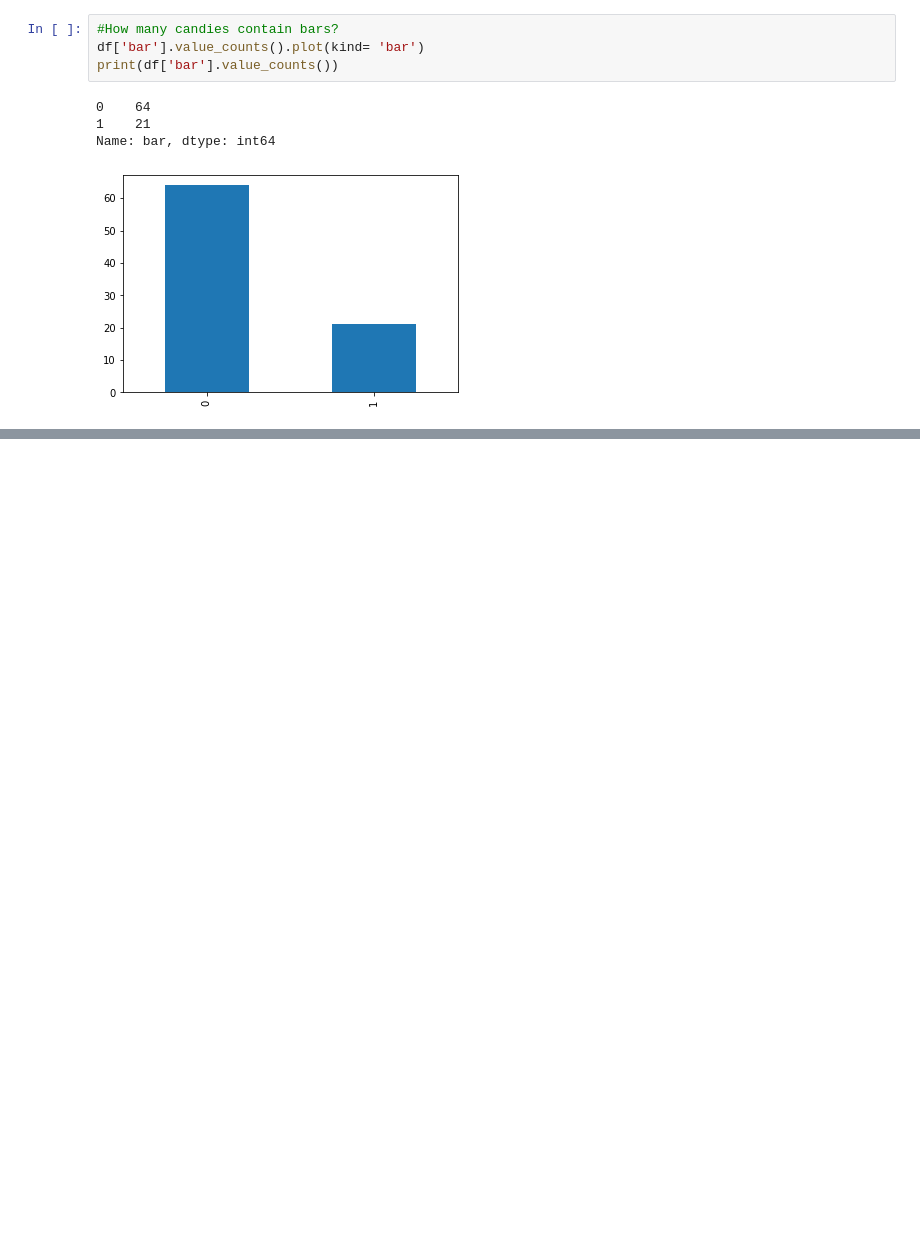
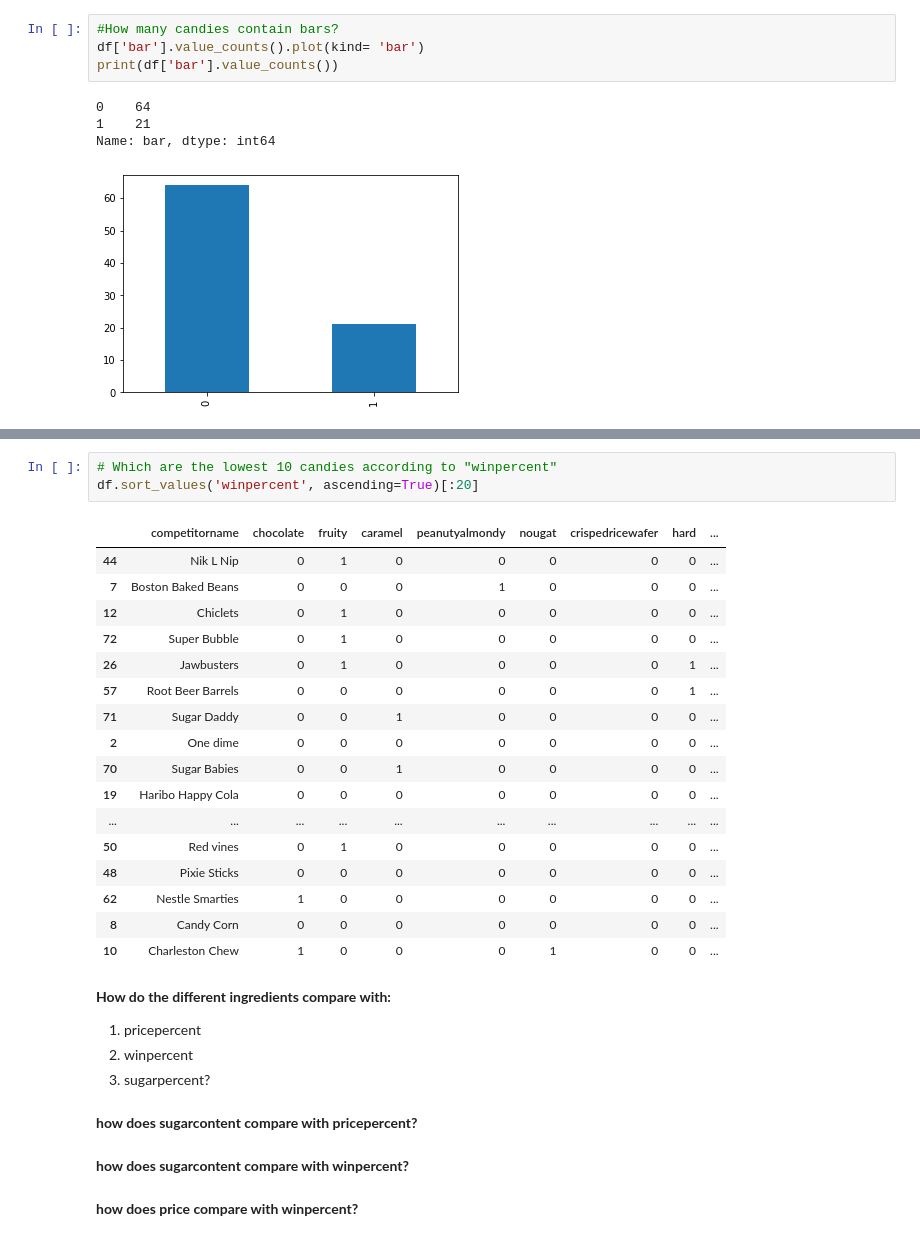
Before and after one commit to ved164/candy-power-ranking, a Jupyter notebook: eda.ipynb, the cells around one changed output, grey strips where cells are left out. Drawn from its saved outputs; the diff is of its cells as text; blank space fills up the shorter version.

```diff
--- a/eda.ipynb
+++ b/eda.ipynb
@@ -150,0 +234,32 @@ plt.scatter(x = 'pricepercent', y ='winpercent', data= df, )
+# %%
+# Which are the lowest 10 candies according to "winpercent"
+df.sort_values('winpercent', ascending=True)[:20]
+# %% [output]
+|  | competitorname | chocolate | fruity | caramel | peanutyalmondy | nougat | crispedricewafer | hard | ... |
+| 44 | Nik L Nip | 0 | 1 | 0 | 0 | 0 | 0 | 0 | ... |
+| 7 | Boston Baked Beans | 0 | 0 | 0 | 1 | 0 | 0 | 0 | ... |
+| 12 | Chiclets | 0 | 1 | 0 | 0 | 0 | 0 | 0 | ... |
+| 72 | Super Bubble | 0 | 1 | 0 | 0 | 0 | 0 | 0 | ... |
+| 26 | Jawbusters | 0 | 1 | 0 | 0 | 0 | 0 | 1 | ... |
+| 57 | Root Beer Barrels | 0 | 0 | 0 | 0 | 0 | 0 | 1 | ... |
+| 71 | Sugar Daddy | 0 | 0 | 1 | 0 | 0 | 0 | 0 | ... |
+| 2 | One dime | 0 | 0 | 0 | 0 | 0 | 0 | 0 | ... |
+| 70 | Sugar Babies | 0 | 0 | 1 | 0 | 0 | 0 | 0 | ... |
+| 19 | Haribo Happy Cola | 0 | 0 | 0 | 0 | 0 | 0 | 0 | ... |
+| ... | ... | ... | ... | ... | ... | ... | ... | ... | ... |
+| 50 | Red vines | 0 | 1 | 0 | 0 | 0 | 0 | 0 | ... |
+| 48 | Pixie Sticks | 0 | 0 | 0 | 0 | 0 | 0 | 0 | ... |
+| 62 | Nestle Smarties | 1 | 0 | 0 | 0 | 0 | 0 | 0 | ... |
+| 8 | Candy Corn | 0 | 0 | 0 | 0 | 0 | 0 | 0 | ... |
+| 10 | Charleston Chew | 1 | 0 | 0 | 0 | 1 | 0 | 0 | ... |
+# %% [markdown]
+<b> How do the different ingredients compare with: </b>
+1. pricepercent
+2. winpercent
+3. sugarpercent?
+# %% [markdown]
+<b> how does sugarcontent compare with pricepercent? </b>
+# %% [markdown]
+<b> how does sugarcontent compare with winpercent? </b>
+# %% [markdown]
+<b> how does price compare with winpercent? </b>
```
Also changed, not shown: parts of 17 cells of this notebook.
